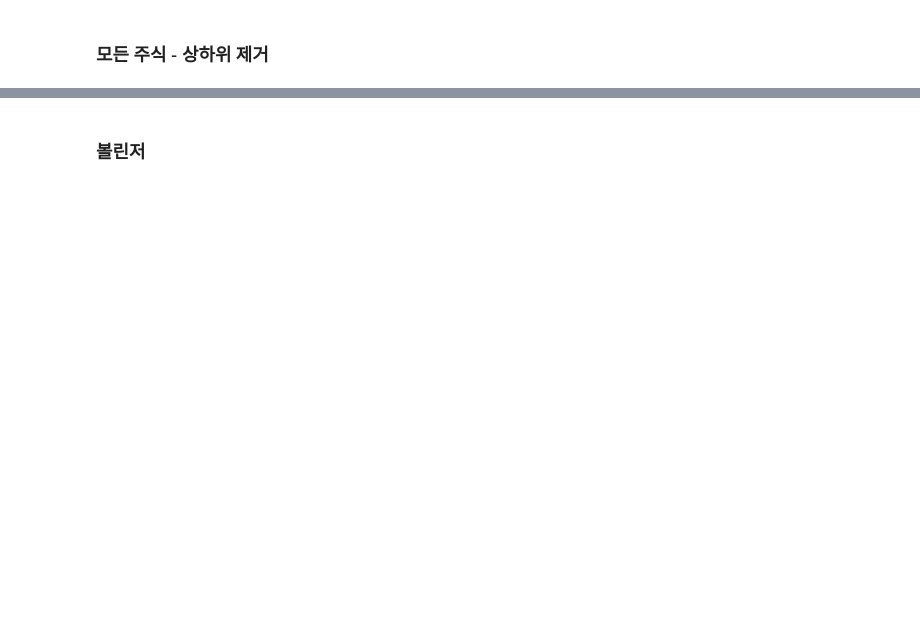
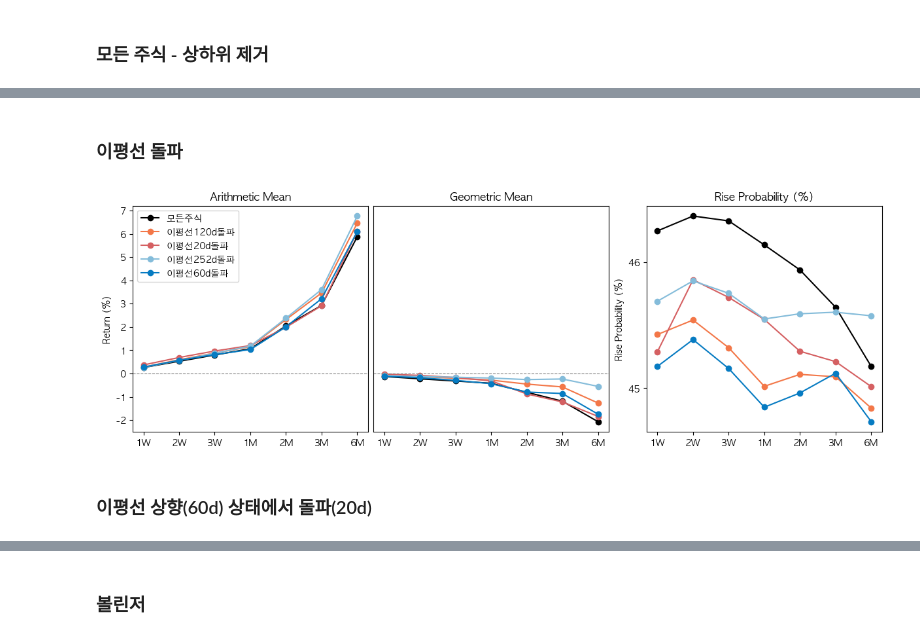
Before and after one commit to gem763/metricstudio, a Jupyter notebook: main.ipynb, the cells around one changed output, grey strips where cells are left out. Cells and saved outputs as stored; diff of their text form; code cells hidden in the pictures; blank space fills up the shorter version.

```diff
--- a/main.ipynb
+++ b/main.ipynb
@@ -116,0 +117,13 @@ stats.plot();
+# %% [markdown]
+### 이평선 돌파
+# %%
+ma20 = MovingAverage(name='이평선20d돌파', window=20, trigger='break_up', cooldown_days=5)
+ma60 = MovingAverage(name='이평선60d돌파', window=60, trigger='break_up', cooldown_days=5)
+ma120 = MovingAverage(name='이평선120d돌파', window=120, trigger='break_up', cooldown_days=5)
+ma252 = MovingAverage(name='이평선252d돌파', window=252, trigger='break_up', cooldown_days=5)
+stats = bt.run(ma20, ma60, ma120, ma252)
+stats.plot();
+# %% [output]
+[figure, added]
+# %% [markdown]
+### 이평선 상향(60d) 상태에서 돌파(20d)
```
Also changed, not shown: parts of 15 cells of this notebook, 3 other files.
